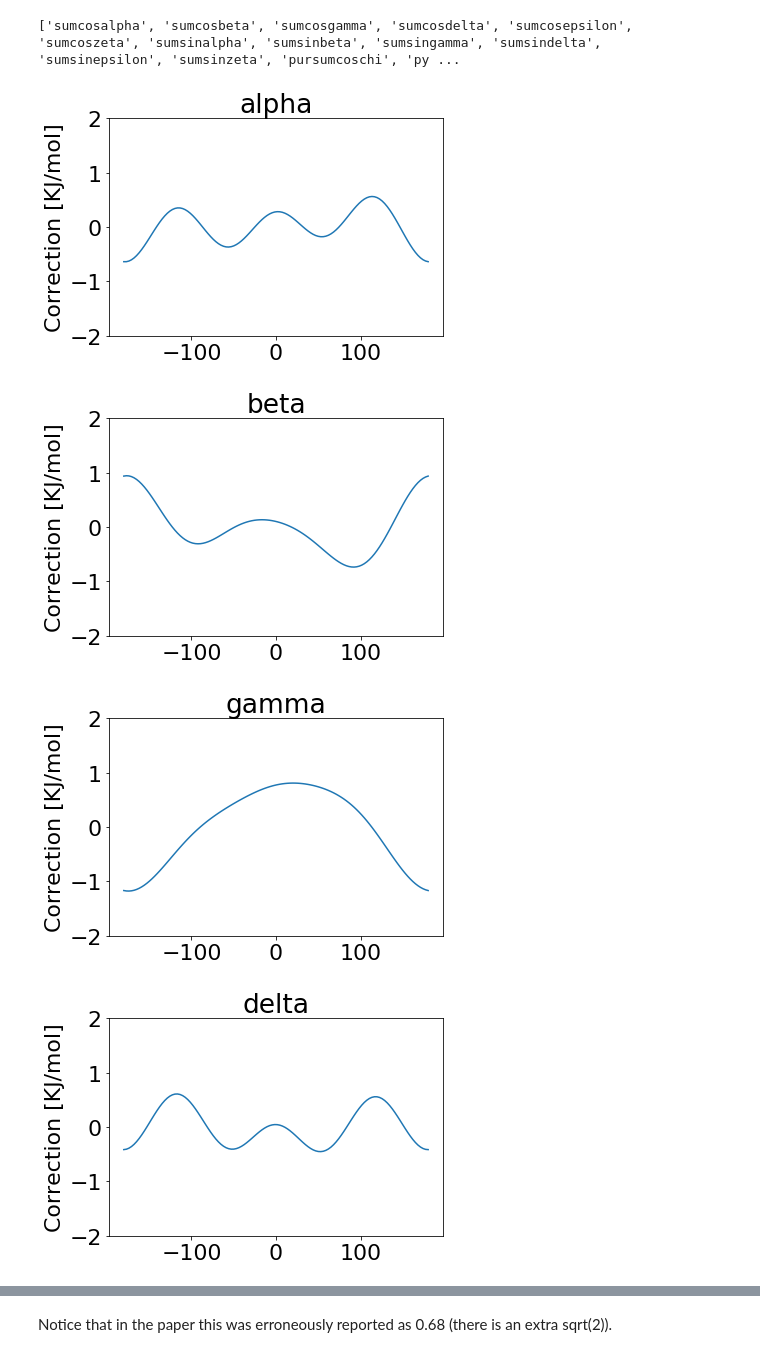
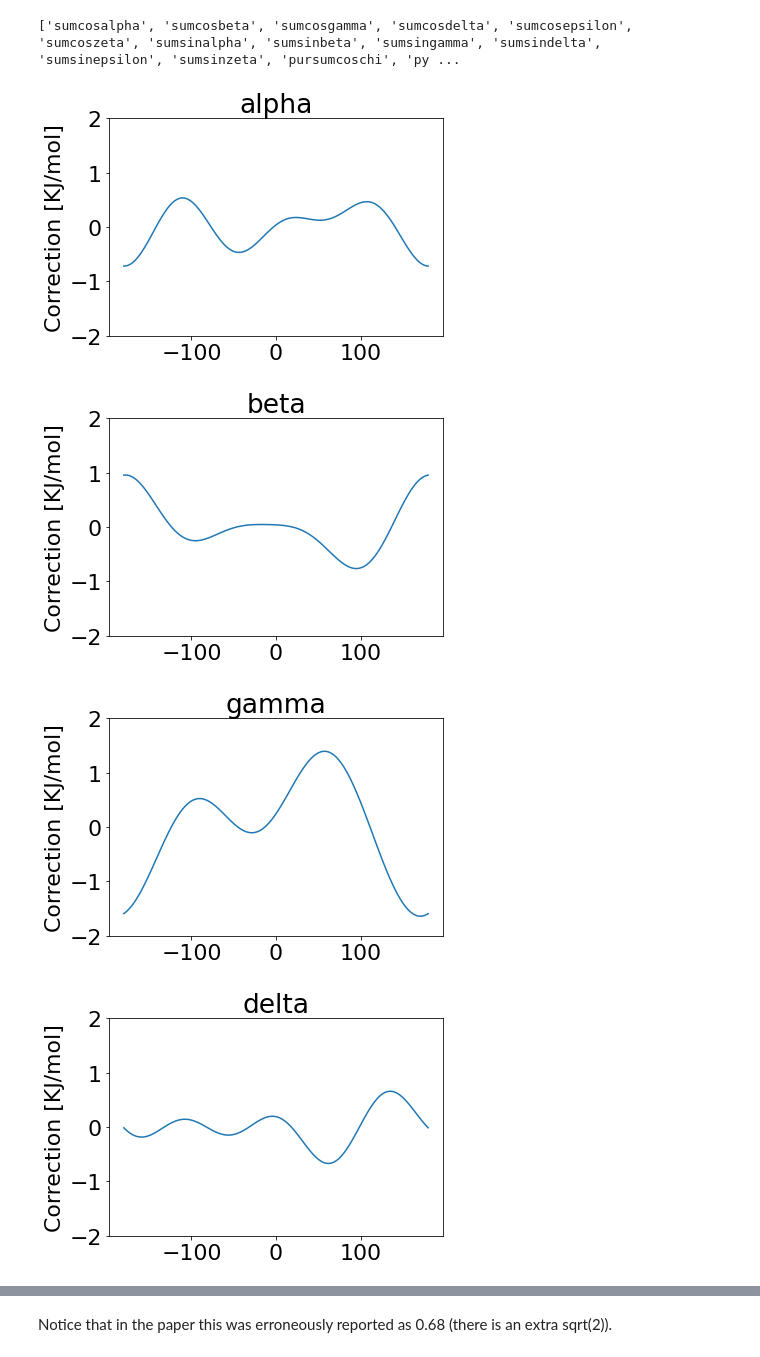
Before and after one commit to bussilab/ff-fitting-tools, a Jupyter notebook: Analysis.ipynb, the cells around one changed output, grey strips where cells are left out. Cells and saved outputs as stored; diff of their text form; code cells hidden in the pictures.

Commit message:
fixed figures (cos -> sin)

```diff
--- a/Analysis.ipynb
+++ b/Analysis.ipynb
@@ -98,36 +98,36 @@ def getfunc(i,j,name):
         assert(names[i]=="pyrsumcoschi")
         assert(names[16+i]=="2pyrsumcoschi")
         assert(names[32+i]=="3pyrsumcoschi")
     else:
         assert re.match(".*"+name+".*",names[j])
         assert re.match(".*"+name+".*",names[j+16])
         assert re.match(".*"+name+".*",names[j+32])
         assert re.match(".*"+name+".*",names[i])
         assert re.match(".*"+name+".*",names[i+16])
         assert re.match(".*"+name+".*",names[i+32])
 
     func=2.5*(lag[i]*np.cos(theta)+lag[j]*np.sin(theta)
-            +lag[i+16]*np.cos(2*theta)+lag[16+j]*np.cos(2*theta)
-            +lag[i+32]*np.cos(3*theta)+lag[32+j]*np.cos(3*theta))
+            +lag[i+16]*np.cos(2*theta)+lag[16+j]*np.sin(2*theta)
+            +lag[i+32]*np.cos(3*theta)+lag[32+j]*np.sin(3*theta))
     return [name,func]
 
 functions.append(getfunc(0,6,"alpha"))
 functions.append(getfunc(1,7,"beta"))
 functions.append(getfunc(2,8,"gamma"))
 functions.append(getfunc(3,9,"delta"))
 functions.append(getfunc(4,10,"epsilon"))
 functions.append(getfunc(5,11,"zeta"))
 functions.append(getfunc(12,14,"chi-pu"))
 functions.append(getfunc(13,15,"chi-py"))
 
 for f in functions:
     plt.title(f[0])
     plt.ylim((-2,2))
     plt.ylabel("Correction [KJ/mol]")
     plt.plot(theta/np.pi*180,f[1])
     plt.show()
 # %% [output]
-[figure, old version]
+[figure, new version]
-[figure, old version]
+[figure, new version]
-[figure, old version]
+[figure, new version]
-[figure, old version]
+[figure, new version]
```
Also changed, not shown: parts of 4 cells of this notebook.
